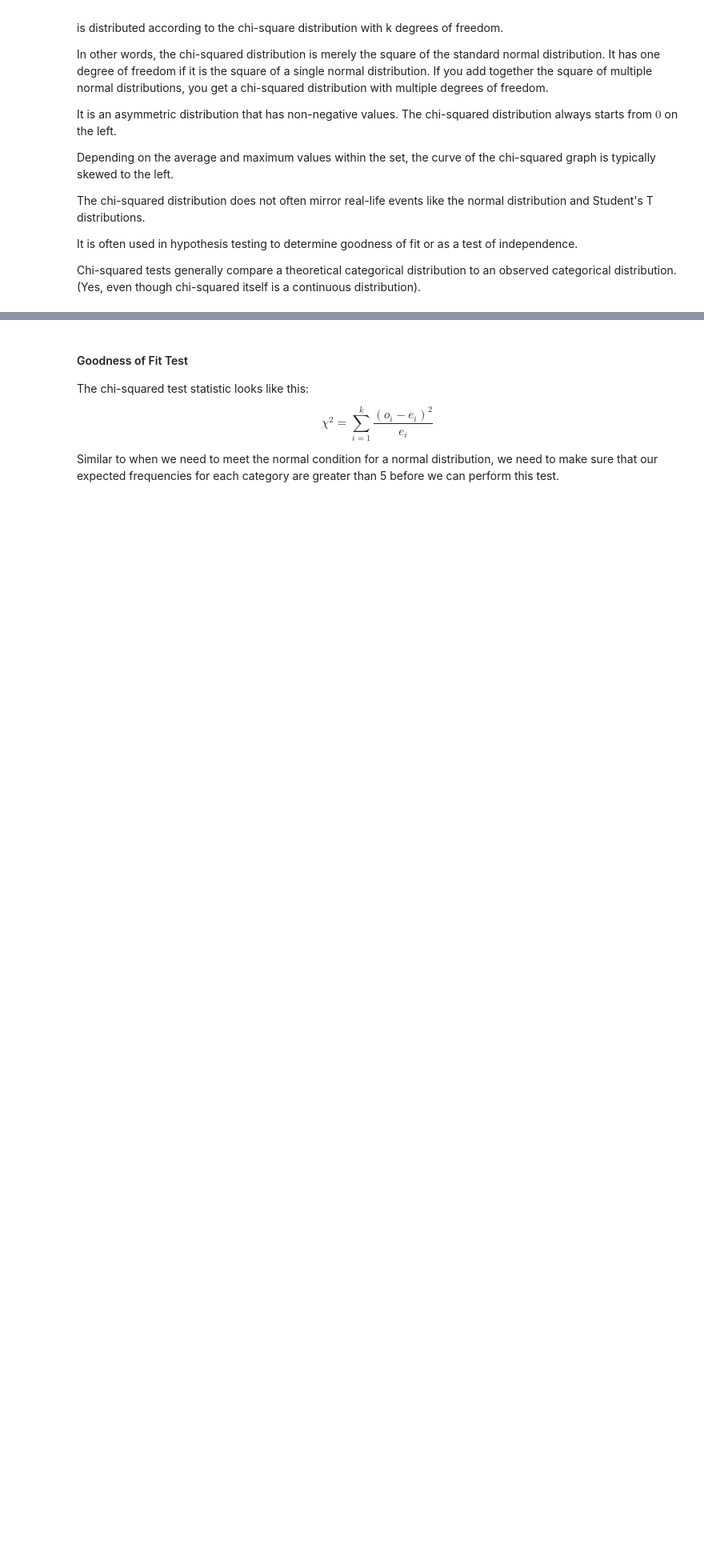
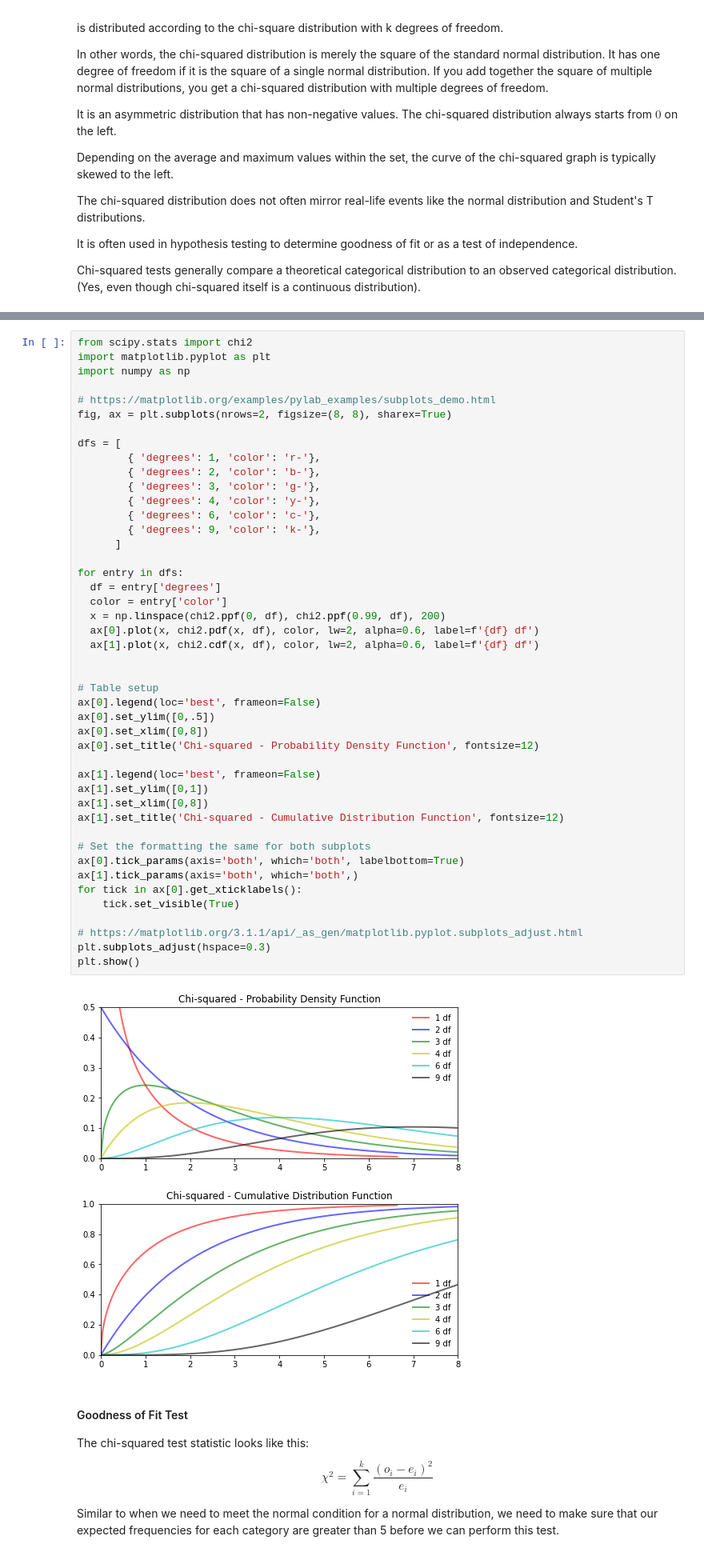
Before and after one commit to javidjamae/data-science, a Jupyter notebook: statistics/Probability_Distributions.ipynb, the cells around one changed output, grey strips where cells are left out. Shown at 80% size. Cells and saved outputs as stored; diff of their text form; blank space fills up the shorter version.

Commit message:
added plots for chi-squared PDF / CDF

```diff
--- a/statistics/Probability_Distributions.ipynb
+++ b/statistics/Probability_Distributions.ipynb
@@ -257,3 +225,50 @@ plt.show()
+# %%
+from scipy.stats import chi2
+import matplotlib.pyplot as plt
+import numpy as np
+
+# https://matplotlib.org/examples/pylab_examples/subplots_demo.html
+fig, ax = plt.subplots(nrows=2, figsize=(8, 8), sharex=True)
+
+dfs = [
+        { 'degrees': 1, 'color': 'r-'},
+        { 'degrees': 2, 'color': 'b-'},
+        { 'degrees': 3, 'color': 'g-'},
+        { 'degrees': 4, 'color': 'y-'},
+        { 'degrees': 6, 'color': 'c-'},
+        { 'degrees': 9, 'color': 'k-'},
+      ]
+
+for entry in dfs:
+  df = entry['degrees']
+  color = entry['color']
+  x = np.linspace(chi2.ppf(0, df), chi2.ppf(0.99, df), 200)
+  ax[0].plot(x, chi2.pdf(x, df), color, lw=2, alpha=0.6, label=f'{df} df')
+  ax[1].plot(x, chi2.cdf(x, df), color, lw=2, alpha=0.6, label=f'{df} df')
+
+
+# Table setup
+ax[0].legend(loc='best', frameon=False)
+ax[0].set_ylim([0,.5])
+ax[0].set_xlim([0,8])
+ax[0].set_title('Chi-squared - Probability Density Function', fontsize=12)
+
+ax[1].legend(loc='best', frameon=False)
+ax[1].set_ylim([0,1])
+ax[1].set_xlim([0,8])
+ax[1].set_title('Chi-squared - Cumulative Distribution Function', fontsize=12)
+
+# Set the formatting the same for both subplots
+ax[0].tick_params(axis='both', which='both', labelbottom=True)
+ax[1].tick_params(axis='both', which='both',)
+for tick in ax[0].get_xticklabels():
+    tick.set_visible(True)
+
+# https://matplotlib.org/3.1.1/api/_as_gen/matplotlib.pyplot.subplots_adjust.html
+plt.subplots_adjust(hspace=0.3)
+plt.show()
+# %% [output]
+[figure, added]
 # %% [markdown]
 #### Goodness of Fit Test
 
```
Also changed, not shown: parts of 1 cell of this notebook, 1 other file.
